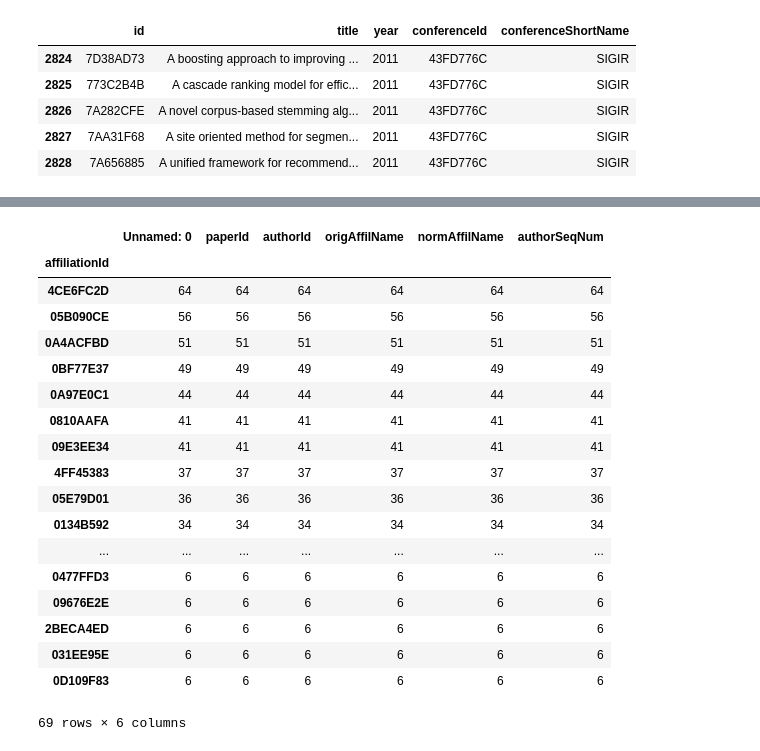
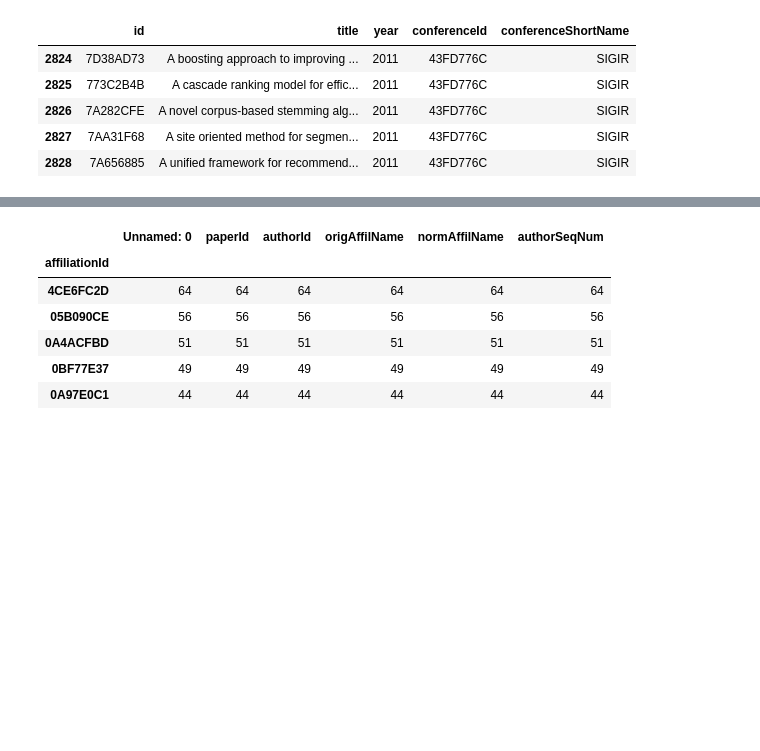
Before and after one commit to msisco/KDD_Cup_2016, a Jupyter notebook: KDD_2016_First_Entry.ipynb, the cells around one changed output, grey strips where cells are left out. Saved outputs shown, nothing was run; the diff lists cells and outputs as text; code cells hidden in the pictures; blank space fills up the shorter version.

```diff
--- a/KDD_2016_First_Entry.ipynb
+++ b/KDD_2016_First_Entry.ipynb
@@ -175,24 +136,12 @@ sigmodTop = sigmodpa.groupby('affiliationId').count().sort(["paperId"],ascending
 # %%
 sigmodTopAffil = sigmodTop[sigmodTop["paperId"] > 5]
 # %%
-sigmodTopAffil
+sigmodTopAffil.head()
 # %% [output]
 |  | Unnamed: 0 | paperId | authorId | origAffilName | normAffilName | authorSeqNum |
 | affiliationId |  |  |  |  |  |  |
 | 4CE6FC2D | 64 | 64 | 64 | 64 | 64 | 64 |
 | 05B090CE | 56 | 56 | 56 | 56 | 56 | 56 |
 | 0A4ACFBD | 51 | 51 | 51 | 51 | 51 | 51 |
 | 0BF77E37 | 49 | 49 | 49 | 49 | 49 | 49 |
 | 0A97E0C1 | 44 | 44 | 44 | 44 | 44 | 44 |
-| 0810AAFA | 41 | 41 | 41 | 41 | 41 | 41 |
-| 09E3EE34 | 41 | 41 | 41 | 41 | 41 | 41 |
-| 4FF45383 | 37 | 37 | 37 | 37 | 37 | 37 |
-| 05E79D01 | 36 | 36 | 36 | 36 | 36 | 36 |
-| 0134B592 | 34 | 34 | 34 | 34 | 34 | 34 |
-| ... | ... | ... | ... | ... | ... | ... |
-| 0477FFD3 | 6 | 6 | 6 | 6 | 6 | 6 |
-| 09676E2E | 6 | 6 | 6 | 6 | 6 | 6 |
-| 2BECA4ED | 6 | 6 | 6 | 6 | 6 | 6 |
-| 031EE95E | 6 | 6 | 6 | 6 | 6 | 6 |
-| 0D109F83 | 6 | 6 | 6 | 6 | 6 | 6 |
-69 rows × 6 columns
```
Also changed, not shown: parts of 54 cells of this notebook.
